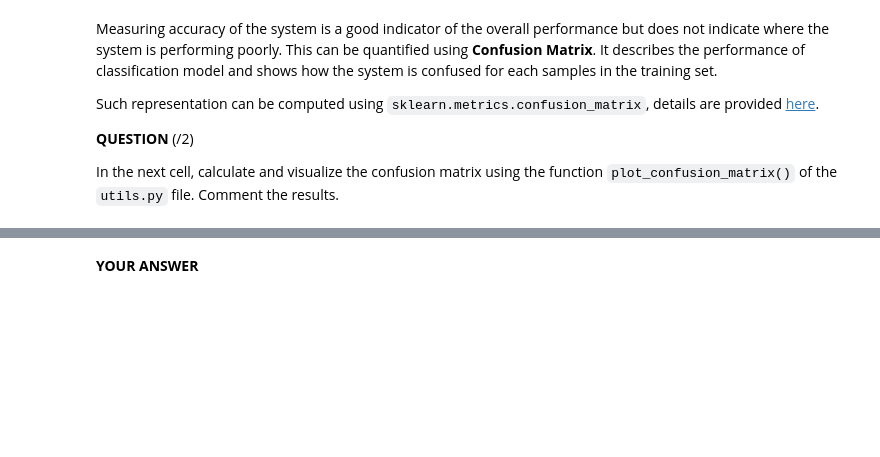
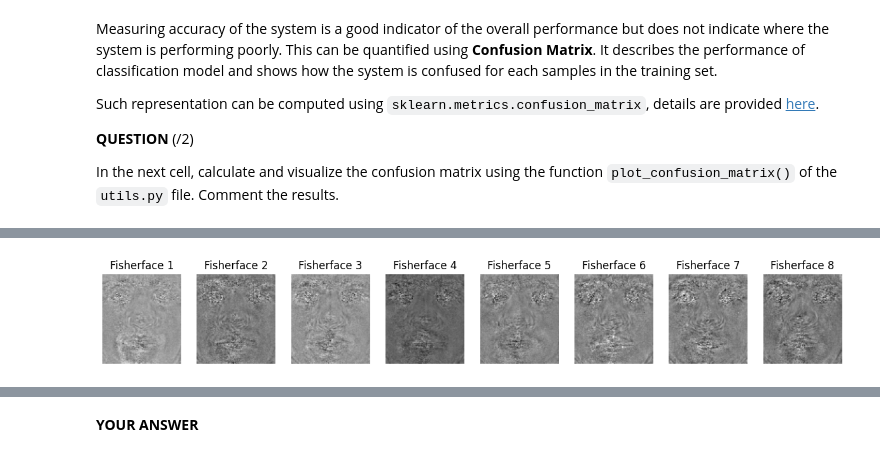
Before and after one commit to hamousz/sigProcLab, a Jupyter notebook: Lab2/notebook/02_object_detection_and_recognition_2025.ipynb, the cells around one changed output, grey strips where cells are left out. Cells and saved outputs as stored; diff of their text form; code cells hidden in the pictures; blank space fills up the shorter version.

```diff
--- a/Lab2/notebook/02_object_detection_and_recognition_2025.ipynb
+++ b/Lab2/notebook/02_object_detection_and_recognition_2025.ipynb
@@ -1010,10 +1034,20 @@ def load_images(subset):
     :return:       Data matrix and label vector
     """
 
-    data = None
-    label = None
+    all_imgs = []
+    all_labels = []
 
-    # YOUR CODE HERE
+    for subject, img_paths in subset.items():
+        for path in img_paths:
+            img = cv.imread(path, 0)
+            if img is None:
+                continue
+            img = cv.resize(img, (img.shape[1]//2, img.shape[0]//2))
+            all_imgs.append(img.flatten().astype(np.float32) / 255.0)
+            all_labels.append(subject)
+
+    data = np.array(all_imgs)
+    label = np.array(all_labels)
 
     return data, label
 # %% [markdown]
@@ -1083,0 +1112,14 @@ Comment on what you see. What do you thing are the limitations of such approach
+# %%
+pca = PCA(n_components=0.95)
+pca.fit(train_img)
+
+#figuring out the shape of the image from first loaded image
+sample = cv.imread(list(list(train.values())[0])[0], 0)
+h, w = sample.shape[0]//2, sample.shape[1]//2
+
+fig, axes = plt.subplots(1, 8, figsize=(15, 3))
+for i, ax in enumerate(axes):
+    ax.imshow(pca.components_[i].reshape(h, w), cmap='gray')
+    ax.set_title(f'PC {i+1}')
+    ax.axis('off')
+plt.show()
@@ -1227,0 +1349,16 @@ plot_confusion_matrix(cm, classes, normalize=True)
+# %%
+lda = LDA()
+lda.fit(train_img, train_label)
+
+fig, axes = plt.subplots(1, 8, figsize=(15, 3))
+for i, ax in enumerate(axes):
+    #basis vectors are stored in the columns of scalings_ so we slice [:, i]
+    fisherface = lda.scalings_[:, i].reshape(h, w)
+
+    ax.imshow(fisherface, cmap='gray')
+    ax.set_title(f'Fisherface {i+1}')
+    ax.axis('off')
+
+plt.show()
+# %% [output]
+[figure, added]
```
Also changed, not shown: parts of 69 cells of this notebook.
